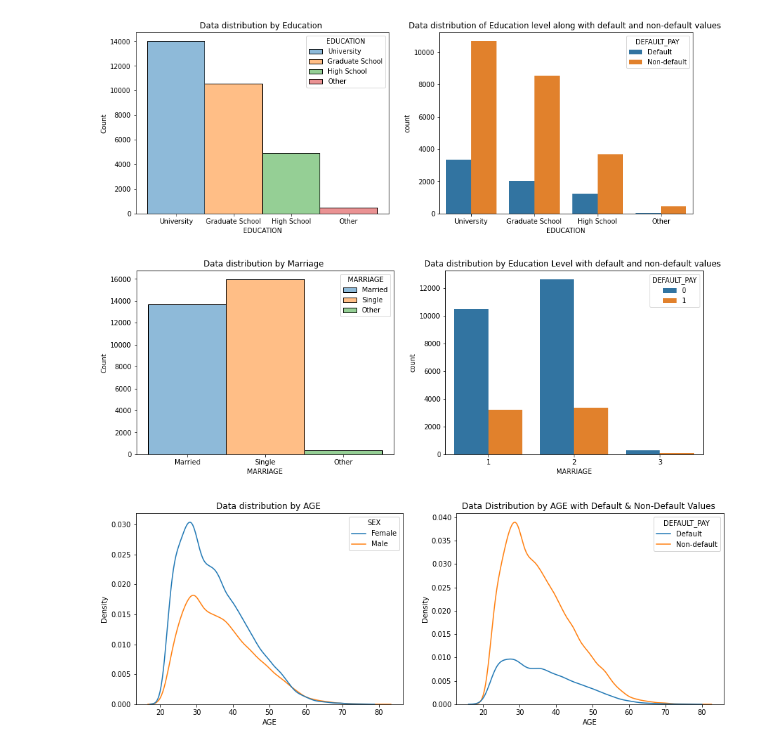
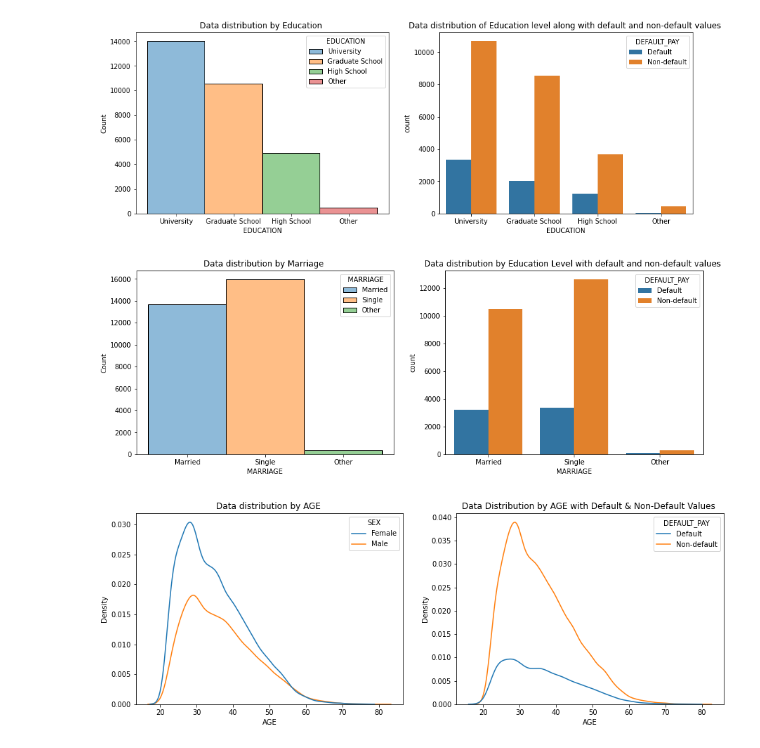
Before and after one commit to MadhurAwasthi/Credit-Card-Default-Prediction, a Jupyter notebook: Credit_Card_Default_Prediction_Capstone_Project.ipynb, the cells around one changed output. Drawn from its saved outputs; the diff is of its cells as text; code cells hidden in the pictures.

```diff
--- a/Credit_Card_Default_Prediction_Capstone_Project.ipynb
+++ b/Credit_Card_Default_Prediction_Capstone_Project.ipynb
@@ -464,11 +456,11 @@ plt.show()
 # %%
 # This both Graph represrnt the marriage wise distribution of data and also seen the defaulte and non defaulte values according to Marriage statuw
 fig,axs = plt.subplots(1,2 , figsize=(15,5))
 sns.histplot(x="MARRIAGE",ax=axs[0],hue="MARRIAGE",data=df).set(title='Data distribution by Marriage ')
-sns.countplot(x="MARRIAGE", hue="DEFAULT_PAY",ax=axs[1], data=data_df).set(title='Data distribution by Education Level with default and non-default values ')
+sns.countplot(x="MARRIAGE", hue="DEFAULT_PAY",ax=axs[1], data=df).set(title='Data distribution by Education Level with default and non-default values ')
 plt.show()
 # %% [output]
-[figure, old version]
+[figure, new version]
 # %%
 fig,axs = plt.subplots(1,2 , figsize=(15,5))
 #This graph represents the age group along with the gender
```
Also changed, not shown: parts of 26 cells of this notebook.
